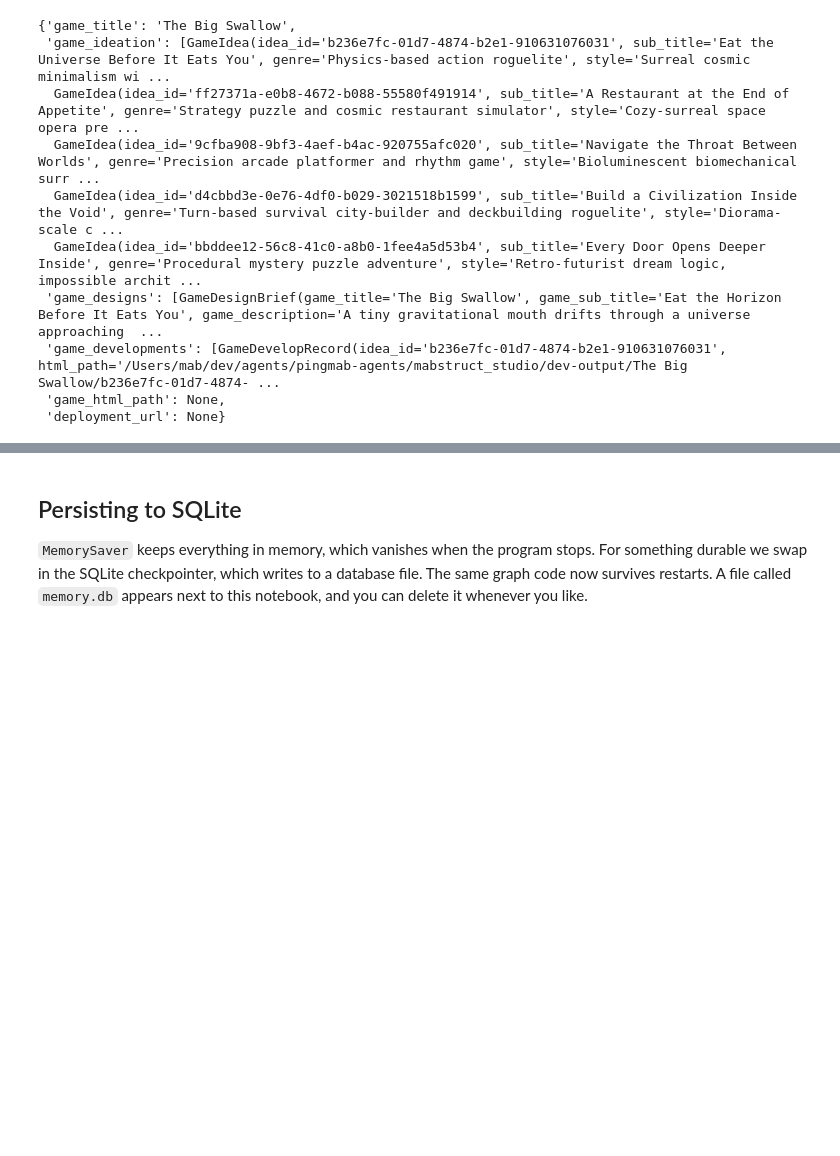
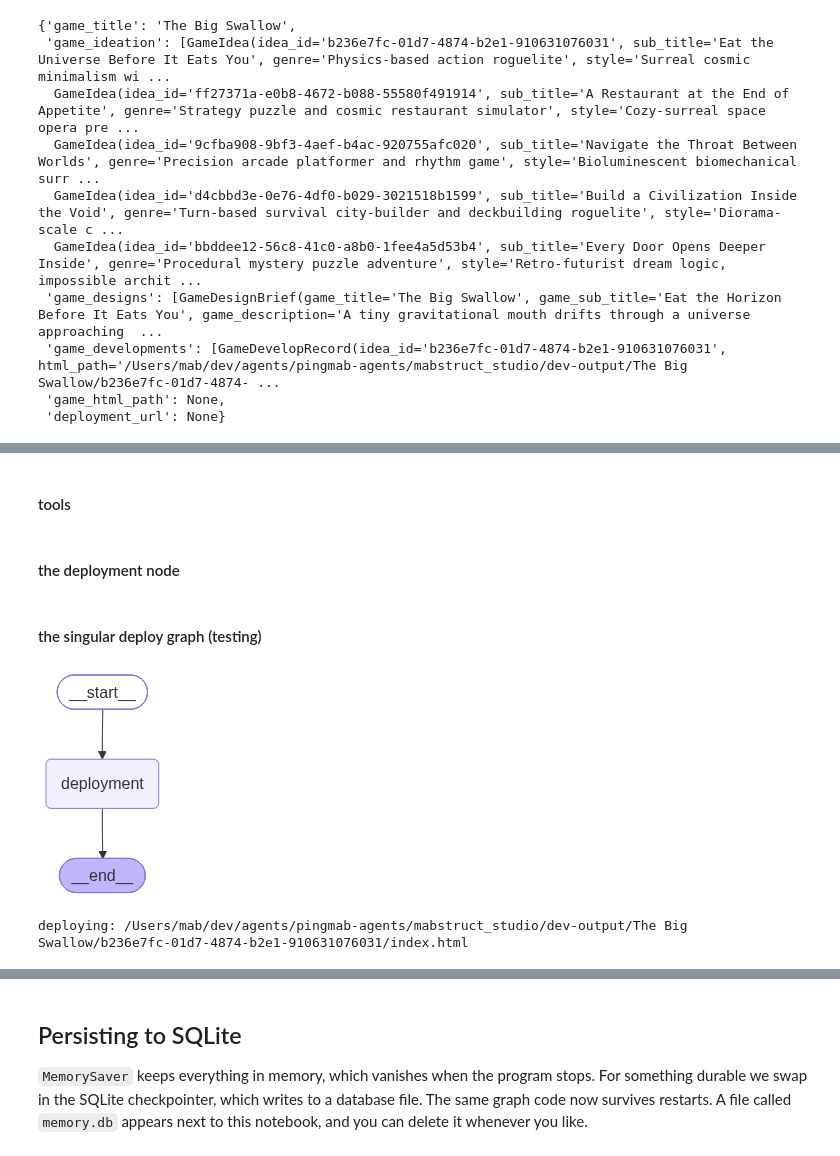
Before and after one commit to mabstruct/pingmab-agents, a Jupyter notebook: mabstruct_studio/mabstruct_studio.ipynb, the cells around one changed output, grey strips where cells are left out. Cells and saved outputs as stored; diff of their text form; code cells hidden in the pictures; blank space fills up the shorter version.

```diff
--- a/mabstruct_studio/mabstruct_studio.ipynb
+++ b/mabstruct_studio/mabstruct_studio.ipynb
@@ -1008,0 +1027,8 @@ dev_result
+# %%
+class GameDeployRecord(BaseModel):
+    """Live here.now site linked to one built game."""
+    idea_id: str = Field(description="Matches GameIdea.idea_id")
+    slug: str = Field(default="", description="here.now slug — stable across re-deploys")
+    site_url: str = Field(default="", description="Live URL for internal playtesting")
+    deployed: bool = Field(description="Whether the game is live and verified")
+    summary: str = Field(description="Deployment confirmation: URL, permanence, gate notes")
@@ -1008,0 +1037,26 @@ dev_result
+# %%
+DEPLOYMENT_SYSTEM_PROMPT = f"""
+You are the Deployment Engineer for {MABSTRUCT_GAMESTUDIO_NAME}.
+Backgrounder on the studio: {MABSTRUCT_GAMESTUDIO_BACKGROUNDER}
+You publish finished single-file HTML5 games to here.now so the studio's small internal
+playtest circle can open them in a browser. Builds are unlisted: live on a public link
+that is shared with the circle only — never announced, never indexed.
+Sequence (use the tools; never state a URL you were not handed by a tool):
+1. publish_game_site — publishes this idea's index.html and returns the live URL
+2. verify_deployed_site — confirms here.now is really serving the game
+3. send_push_notification — tell the studio lead the build is ready, with the URL
+If publish_game_site rejects the build, stop there: report why, and do not notify.
+Each game keeps one stable URL; re-deploying updates that same site in place.
+Final answer: live URL, permanent vs temporary, verification result, notification status.
+"""
+
+DEPLOYMENT_HUMAN_PROMPT = """
+Game title: {GAME_TITLE}
+Idea id: {IDEA_ID}
+Sub-title: {game_sub_title}
+
+This build passed Tier-0 validation and is ready for internal playtesting.
+Deploy it to here.now and notify the studio lead.
+"""
+# %% [markdown]
+#### tools
@@ -1008,0 +1329,2 @@ dev_result
+# %% [markdown]
+#### the deployment node
@@ -1008,0 +1403,22 @@ dev_result
+# %% [markdown]
+#### the singular deploy graph (testing)
+# %%
+deploy_builder = StateGraph(GameStudioState)
+
+deploy_builder.add_node("deployment", deployment_node)
+
+deploy_builder.add_edge(START, "deployment")
+deploy_builder.add_edge("deployment", END)
+
+deploy_studio = deploy_builder.compile()
+
+display(Image(deploy_studio.get_graph().draw_mermaid_png()))
+# %% [output]
+[figure, added]
+# %%
+deploy_state = dev_state.copy()
+deploy_state["game_developments"] = dev_result["game_developments"]
+
+deploy_result = deploy_studio.invoke(deploy_state)
+# %% [output]
+deploying: /Users/mab/dev/agents/pingmab-agents/mabstruct_studio/dev-output/The Big Swallow/b236e7fc-01d7-4874-b2e1-910631076031/index.html
```
Also changed, not shown: parts of 8 cells of this notebook.
